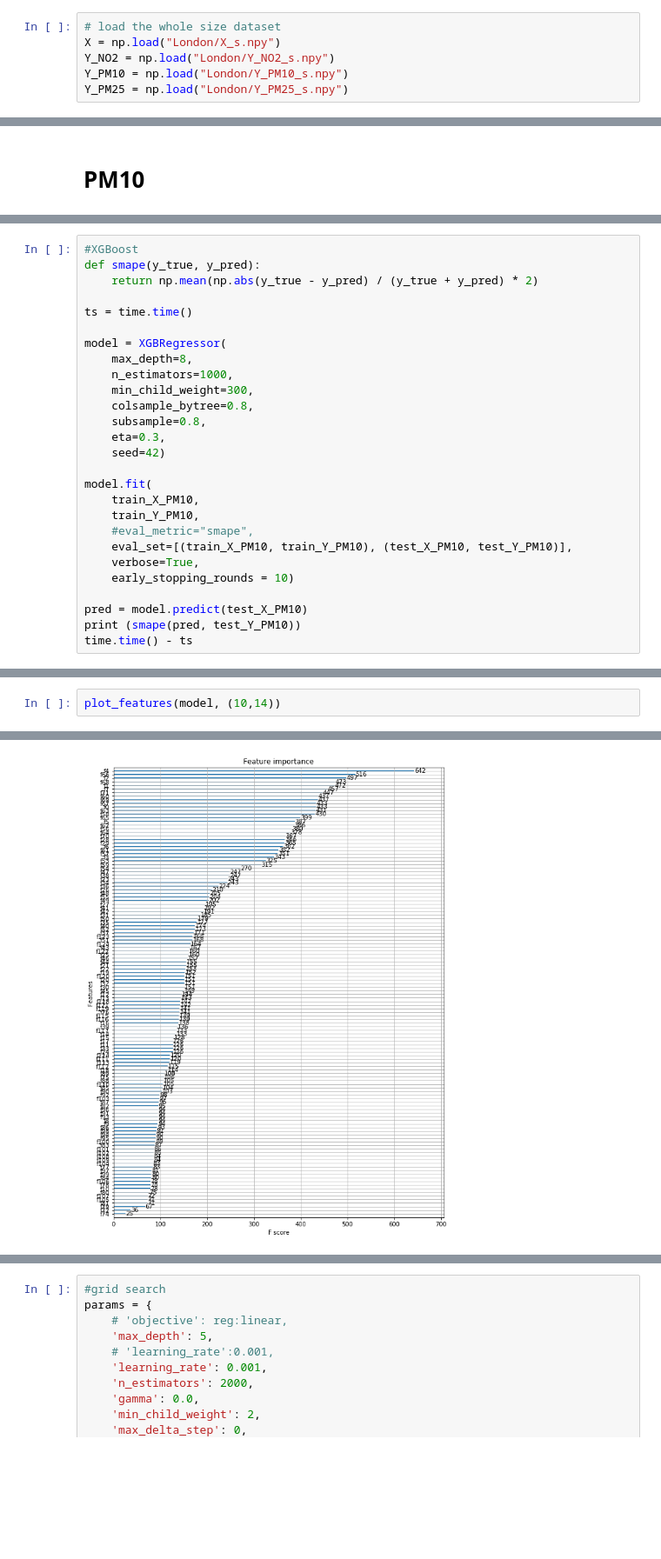
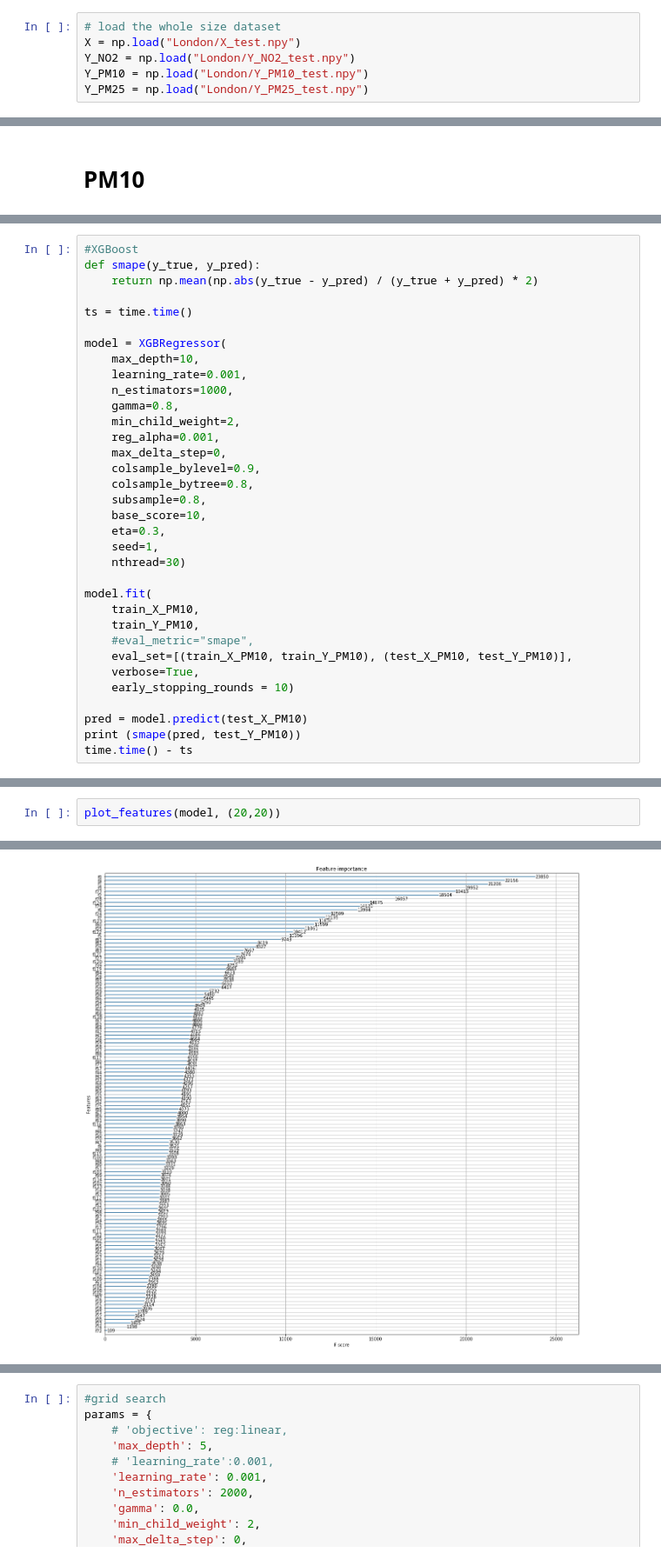
Before and after one commit to data-mining-not-found/air-quality-prediction, a Jupyter notebook: Released code/Version_1_0/5_xgboost_model.ipynb, the cells around one changed output, grey strips where cells are left out. Shown at 87% size. Cells and saved outputs as stored; diff of their text form; blank space fills up the shorter version.

```diff
--- a/Released code/Version_1_0/5_xgboost_model.ipynb
+++ b/Released code/Version_1_0/5_xgboost_model.ipynb
@@ -24,9 +53,9 @@ def read_pkl(file_dir):
 # %%
 # load the whole size dataset
-X = np.load("London/X_s.npy")
-Y_NO2 = np.load("London/Y_NO2_s.npy")
-Y_PM10 = np.load("London/Y_PM10_s.npy")
-Y_PM25 = np.load("London/Y_PM25_s.npy")
+X = np.load("London/X_test.npy")
+Y_NO2 = np.load("London/Y_NO2_test.npy")
+Y_PM10 = np.load("London/Y_PM10_test.npy")
+Y_PM25 = np.load("London/Y_PM25_test.npy")
 # %% [markdown]
 # PM25
 # %%
@@ -177,13 +191,20 @@ def smape(y_true, y_pred):
 ts = time.time()
 
 model = XGBRegressor(
-    max_depth=8,
+    max_depth=10,
+    learning_rate=0.001,
     n_estimators=1000,
-    min_child_weight=300,
+    gamma=0.8,
+    min_child_weight=2,
+    reg_alpha=0.001,
+    max_delta_step=0,
+    colsample_bylevel=0.9,
     colsample_bytree=0.8,
     subsample=0.8,
+    base_score=10,
     eta=0.3,
-    seed=42)
+    seed=1,
+    nthread=30)
 
 model.fit(
     train_X_PM10,
@@ -218,5 +248,5 @@ Will train until validation_1-rmse hasn't improved in 10 rounds.
 # %%
-plot_features(model, (10,14))
+plot_features(model, (20,20))
 # %% [output]
 <matplotlib.axes._subplots.AxesSubplot at 0x...>
-[figure, old version]
+[figure, new version]
```
Also changed, not shown: parts of 19 cells of this notebook, 1 other file.
